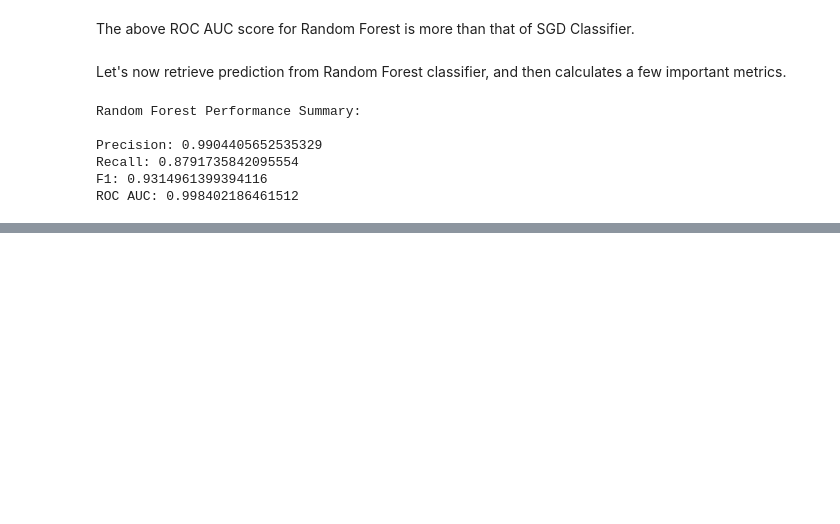
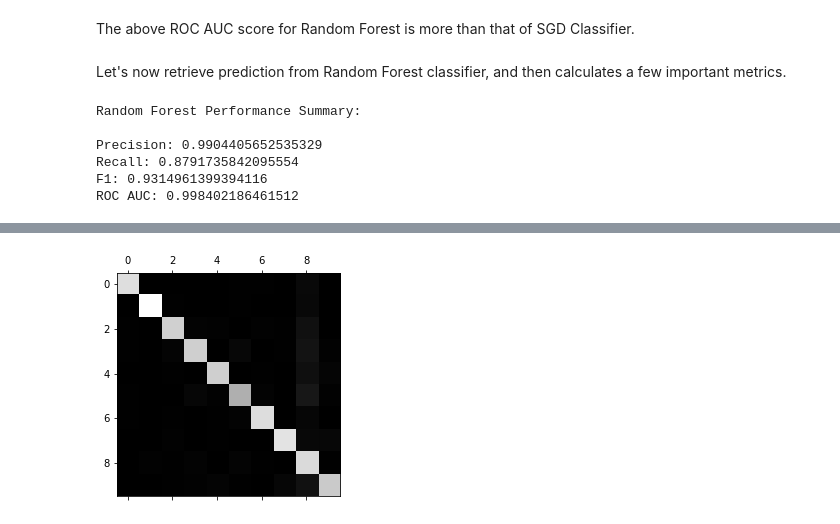
Before and after one commit to PradipKumarDas/Teaching, a Jupyter notebook: Machine_Learning_Course_18AI61/02_classification.ipynb, the cells around one changed output, grey strips where cells are left out. Drawn from its saved outputs; the diff is of its cells as text; code cells hidden in the pictures; blank space fills up the shorter version.

```diff
--- a/Machine_Learning_Course_18AI61/02_classification.ipynb
+++ b/Machine_Learning_Course_18AI61/02_classification.ipynb
@@ -402,0 +413,7 @@ ROC AUC: 0.998402186461512
+# %%
+# Instantiate SVM classifier
+svm_clf = SVC(random_state=42)
+
+# Fits the model
+# NOTE: This step may take several minutes to complete
+svm_clf.fit(X_train, y_train)
@@ -402,0 +448,7 @@ ROC AUC: 0.998402186461512
+# %%
+# Instantiate OvR classifier
+ovr_clf = OneVsRestClassifier(SVC(), n_jobs = -1)
+
+# Fits the model
+# NOTE: This step may take several tens of minutes to complete
+ovr_clf.fit(X_train, y_train)
@@ -402,0 +471,9 @@ ROC AUC: 0.998402186461512
+# %%
+# Instantiate the classifier
+sgd_clf = SGDClassifier(n_jobs=-1, random_state=42)
+
+# Fits the model
+sgd_clf.fit(X_train, y_train)
+
+# Perform prediction on the first test observation
+print("Prediction:", sgd_clf.predict(X_test[:1]))
@@ -402,0 +503,6 @@ ROC AUC: 0.998402186461512
+# %%
+# Builds Confusion Matrix
+conf_matrix = confusion_matrix(y_train, y_train_predictions)
+
+# Prints the Confusiion Matrix
+print(conf_matrix)
@@ -402,0 +520,6 @@ ROC AUC: 0.998402186461512
+# %%
+# Let's refer image representation of the confusion matrix
+plt.matshow(conf_matrix, cmap=plt.cm.gray)
+plt.show()
+# %% [output]
+[figure, added]
```
Also changed, not shown: parts of 42 cells of this notebook.
